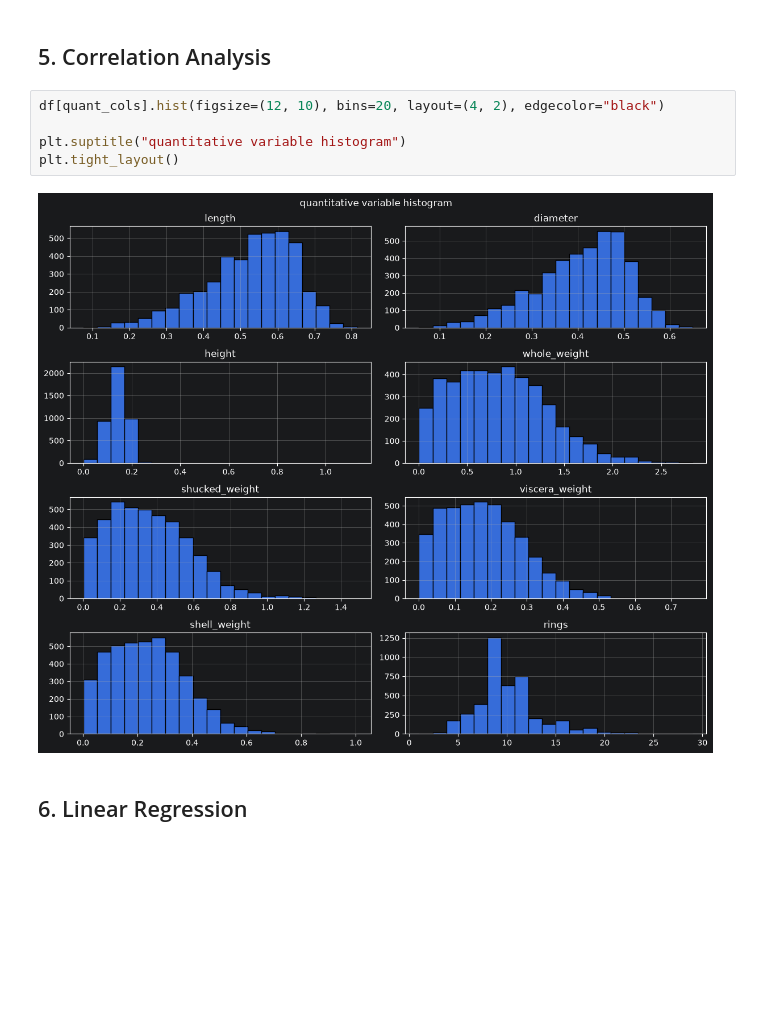
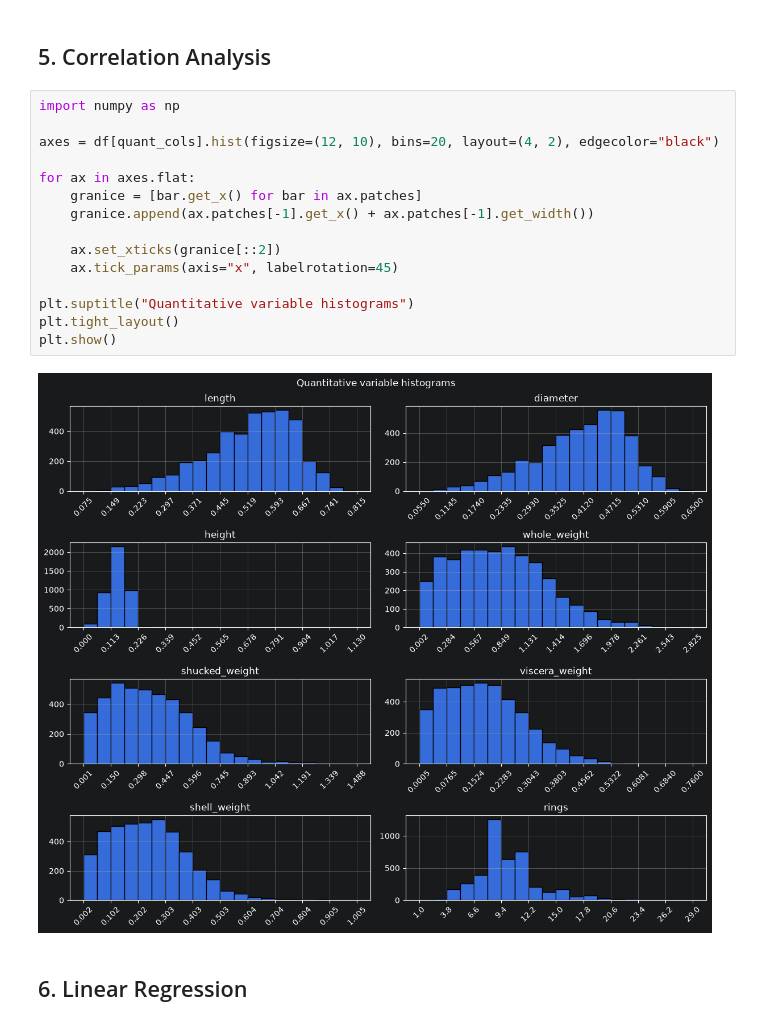
Before and after one commit to JakubRudy/programming-in-python, a Jupyter notebook: Assignment1/zadanie1.ipynb, the cells around one changed output. Saved outputs shown, nothing was run; the diff lists cells and outputs as text; blank space fills up the shorter version.

```diff
--- a/Assignment1/zadanie1.ipynb
+++ b/Assignment1/zadanie1.ipynb
@@ -109,12 +109,22 @@ Text(0, 0.5, 'observation count')
 # %% [markdown]
 ## 5. Correlation Analysis
 # %%
-df[quant_cols].hist(figsize=(12, 10), bins=20, layout=(4, 2), edgecolor="black")
+import numpy as np
 
-plt.suptitle("quantitative variable histogram")
+axes = df[quant_cols].hist(figsize=(12, 10), bins=20, layout=(4, 2), edgecolor="black")
+
+for ax in axes.flat:
+    granice = [bar.get_x() for bar in ax.patches]
+    granice.append(ax.patches[-1].get_x() + ax.patches[-1].get_width())
+
+    ax.set_xticks(granice[::2])
+    ax.tick_params(axis="x", labelrotation=45)
+
+plt.suptitle("Quantitative variable histograms")
 plt.tight_layout()
+plt.show()
 # %% [output]
-[figure, old version]
+[figure, new version]
 # %% [markdown]
 ## 6. Linear Regression
 # %%
```
